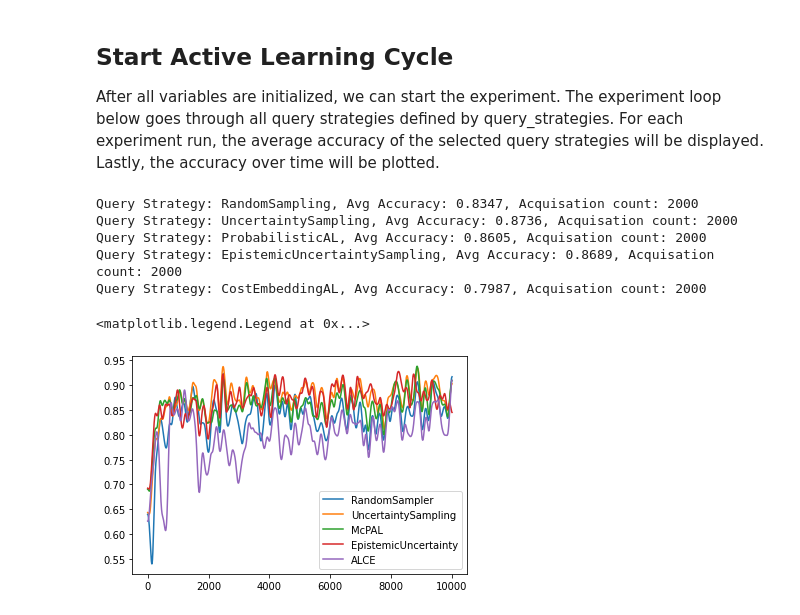
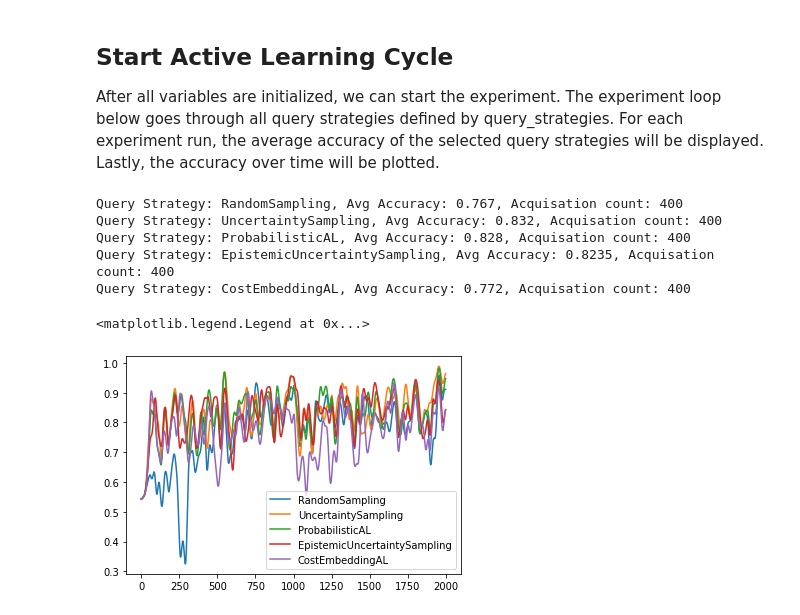
Before and after one commit to scikit-activeml/scikit-activeml, a Jupyter notebook: tutorials/21_stream_batch_with_pool_al.ipynb, the cells around one changed output. Drawn from its saved outputs; the diff is of its cells as text; code cells hidden in the pictures.

```diff
--- a/tutorials/21_stream_batch_with_pool_al.ipynb
+++ b/tutorials/21_stream_batch_with_pool_al.ipynb
@@ -19,9 +17,9 @@ Before the experiments can start, we need to construct a random data set. For th
 # number of instances that are provided to the classifier
 init_train_length = 10
 # the length of the data stream
-stream_length = 10000
+stream_length = 2000
 # the size of the sliding window that limits the training data
-training_size = 1000
+training_size = 500
 # define the size for each batch
 stream_batch_size = 10
 # define the number of acquisitions within a batch
@@ -78,37 +74,37 @@ for query_strategy_name, query_strategy in query_strategies.items():
         # initialize the list that stores the result of the classifier's prediction
         correct_classifications = []
         count = 0
         for t in range(len(X_init)-1, len(X)-1, stream_batch_size):
             # create batch samples
             index_cand = np.arange(t, t+stream_batch_size)
             X_cand = X[index_cand]
             y_cand_true = y[index_cand]
             # add X_cand to X_train
             X_train = np.concatenate([X_train, X_cand])
             # initialize new y_cand with MISSING_LABEL
             y_cand = np.full(shape=y_cand_true.shape, fill_value=MISSING_LABEL)
             # add labels to y_train
             y_train = np.concatenate([y_train, y_cand])
             correct_classifications.extend(clf.predict(X_cand) == y_cand_true)
             X_train_array = np.array(X_train).reshape([len(X_train), X_cand.shape[1]])
             # train the classifier
             clf.fit(X_train, y_train)
             # check whether to sample the instance or not. call_func is used since a classifier is not needed for RandomSampling
             sampled_indices = call_func(query_strategy.query, candidates=index_cand, clf=clf, X=X_train_array, y=y_train, batch_size=query_batch_size, fit_clf=False)
             # count the number of queries
             count += len(sampled_indices)
             # set queried y_cand to true label
             y_train[sampled_indices] = y_cand_true[[s-len(y_train)+stream_batch_size for s in sampled_indices]]
         # calculate and show the average accuracy
         print(f"Query Strategy: {query_strategy_name}, Avg Accuracy: {np.mean(correct_classifications)}, Acquisation count:", count)
         # smoothing the accuracy for plotting
-        plt.plot(gaussian_filter1d(np.array(correct_classifications, dtype=float), 50), label=query_strategy_name)
+        plt.plot(gaussian_filter1d(np.array(correct_classifications, dtype=float), 10), label=query_strategy_name)
 plt.legend()
 # %% [output]
-Query Strategy: RandomSampling, Avg Accuracy: 0.8347, Acquisation count: 2000
-Query Strategy: UncertaintySampling, Avg Accuracy: 0.8736, Acquisation count: 2000
-Query Strategy: ProbabilisticAL, Avg Accuracy: 0.8605, Acquisation count: 2000
-Query Strategy: EpistemicUncertaintySampling, Avg Accuracy: 0.8689, Acquisation count: 2000
-Query Strategy: CostEmbeddingAL, Avg Accuracy: 0.7987, Acquisation count: 2000
+Query Strategy: RandomSampling, Avg Accuracy: 0.767, Acquisation count: 400
+Query Strategy: UncertaintySampling, Avg Accuracy: 0.832, Acquisation count: 400
+Query Strategy: ProbabilisticAL, Avg Accuracy: 0.828, Acquisation count: 400
+Query Strategy: EpistemicUncertaintySampling, Avg Accuracy: 0.8235, Acquisation count: 400
+Query Strategy: CostEmbeddingAL, Avg Accuracy: 0.772, Acquisation count: 400
 <matplotlib.legend.Legend at 0x...>
-[figure, old version]
+[figure, new version]
```
Also changed, not shown: parts of 2 cells of this notebook, 2 other files.
